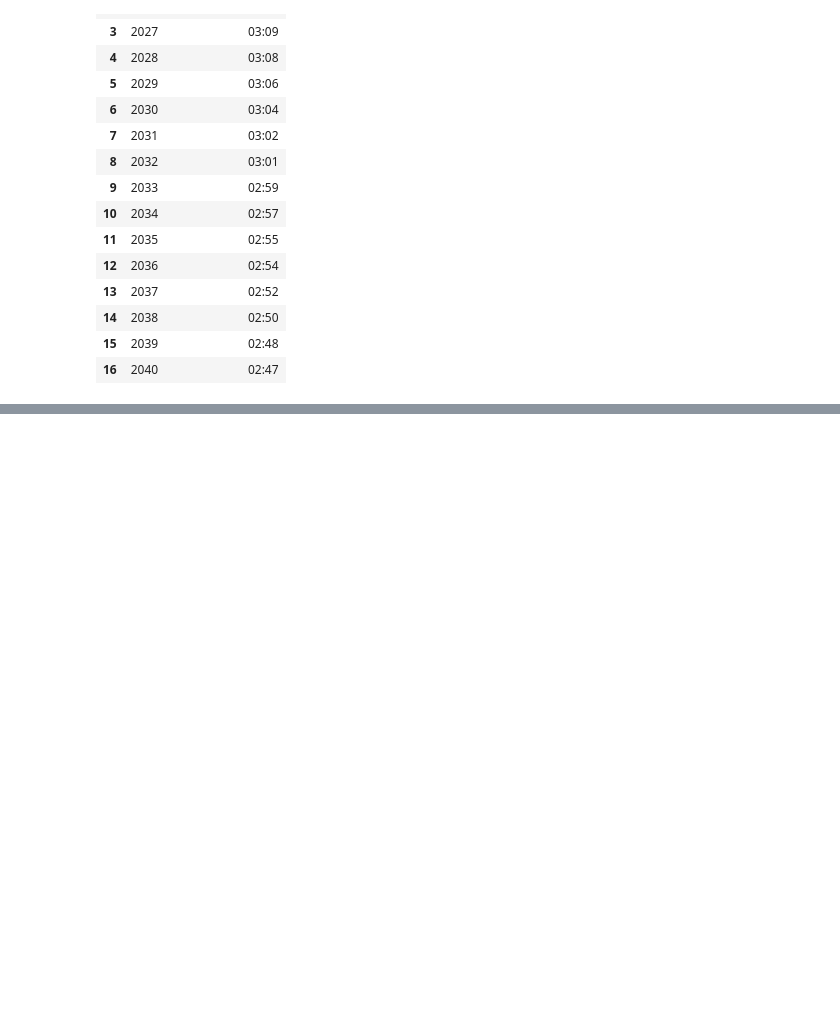
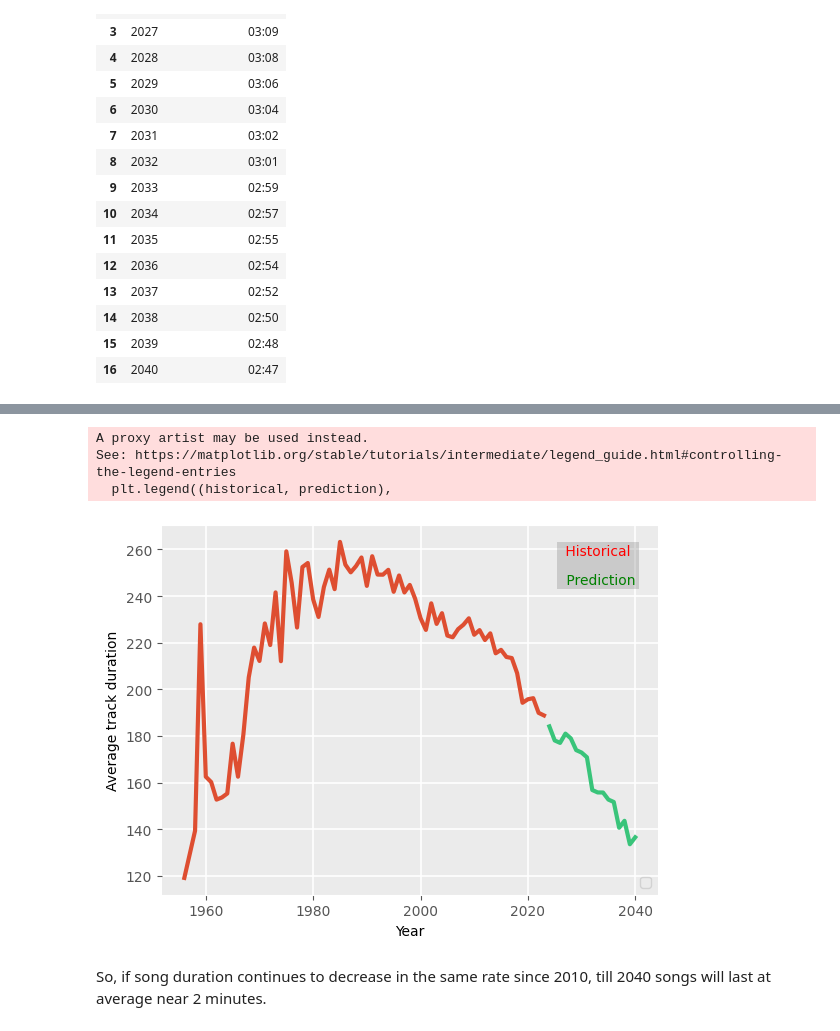
Before and after one commit to MtsGou/case-music-most-popular-songs, a Jupyter notebook: 3_modeling_avg_track_duration_2023-02-21.ipynb, the cells around one changed output, grey strips where cells are left out. Drawn from its saved outputs; the diff is of its cells as text; code cells hidden in the pictures; blank space fills up the shorter version.

Commit message:
Features prediction

```diff
--- a/3_modeling_avg_track_duration_2023-02-21.ipynb
+++ b/3_modeling_avg_track_duration_2023-02-21.ipynb
@@ -325,0 +383,9 @@ linear_pred.head(20)
+# %%
+linear_prediction = np.round(linear_prediction, 2)
+linear_pred = df_future
+linear_prediction = pd.DataFrame(linear_prediction, columns =['Average_duration'])
+linear_pred['Average_duration'] = linear_prediction['Average_duration'].apply(lambda i: i + list(randint(-7, 7, 1))[0])
+
+seed(1)
+
+linear_pred
@@ -326,2 +411,47 @@ linear_pred.head(20)
+# %%
+linear_pred.rename(columns={"Average_duration": "Average_duration_pred"}, inplace=True)
+# %%
+df_plot = df_track_dur.merge(linear_pred, how = 'outer', on = ['Year'])
+# %%
+df_plot['Average_duration'] = df_plot['Average_duration']
+# %%
+fig, axs = plt.subplots(1,1)
+
+t1 = axs.text(0.88,0.92, ' Historical ', ha='center', color='red', transform=axs.transAxes)
+t2 = axs.text(0.88,0.84, ' Prediction', ha='center', color='green', transform=axs.transAxes)
+
+fig.canvas.draw()
+
+textobjs = [t1,t2]
+
+xmin = min([t.get_window_extent().xmin - 4 for t in textobjs])
+xmax = max([t.get_window_extent().xmax + 4 for t in textobjs])
+ymin = min([t.get_window_extent().ymin - 2 for t in textobjs])
+ymax = max([t.get_window_extent().ymax + 2 for t in textobjs])
+
+xmin, ymin = fig.transFigure.inverted().transform((xmin, ymin))
+xmax, ymax = fig.transFigure.inverted().transform((xmax, ymax))
+
+rect = patches.Rectangle((xmin,ymin),xmax-xmin,ymax-ymin, facecolor='grey', alpha=0.3, transform=fig.transFigure)
+
+axs.add_patch(rect)
+
+historical = plt.plot(df_plot['Year'], df_plot['Average_duration'], color = '#de4e31', linewidth = 3)
+prediction = plt.plot(df_plot['Year'], df_plot['Average_duration_pred'], color = '#39c47a', linewidth = 3)
+plt.xlabel('Year')
+plt.ylabel('Average track duration')
+plt.legend((historical, prediction),
+           ('Historical', 'Prediction'),
+           loc='lower right',
+           ncol=1,
+           fontsize=10)
+plt.show()
+# %% [output]
+A proxy artist may be used instead.
+See: https://matplotlib.org/stable/tutorials/intermediate/legend_guide.html#controlling-the-legend-entries
+  plt.legend((historical, prediction),
+[figure, added]
+# %% [markdown]
+So, if song duration continues to decrease in the same rate since 2010, till 2040 songs will last at average near 2 minutes.
 # %%
 spark.stop()
```
Also changed, not shown: parts of 14 cells of this notebook, 3 other files.
